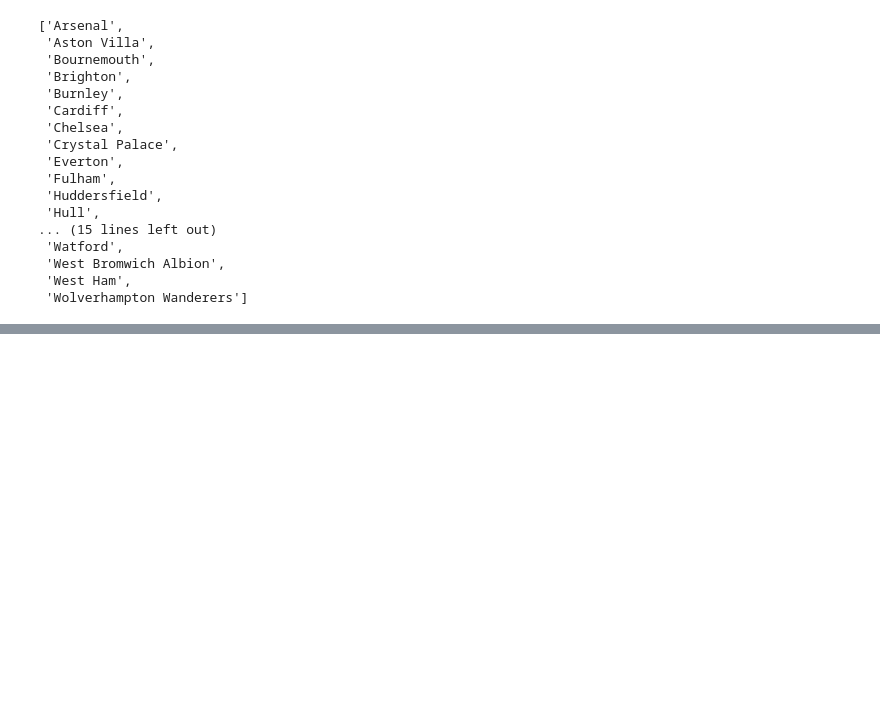
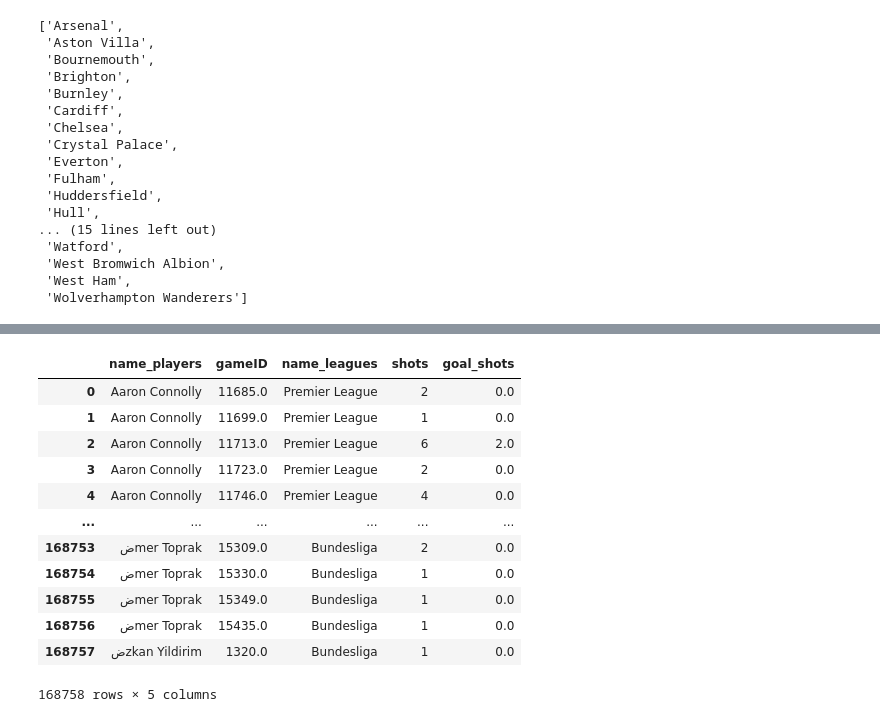
Before and after one commit to DVadeus/Data-Analysis, a Jupyter notebook: 4 Data Wrangling with Pandas.ipynb, the cells around one changed output, grey strips where cells are left out. Cells and saved outputs as stored; diff of their text form; code cells hidden in the pictures; blank space fills up the shorter version.

```diff
--- a/4 Data Wrangling with Pandas.ipynb
+++ b/4 Data Wrangling with Pandas.ipynb
@@ -3801,0 +3950,3 @@ prem_teams
+# %%
+player_game_shots = player_shots.groupby(['name_players', 'gameID', 'name_leagues'])['playerID'].count().reset_index().rename(columns = {'playerID':'shots'})
+player_game_shots
@@ -3801,0 +3973,3 @@ prem_teams
+# %%
+merged_goal_shots = player_shots[player_shots['shotResult'] == 'Goal'].groupby(['name_players', 'gameID', 'name_leagues'])['playerID'].count().reset_index().rename(columns = {'playerID':'goal_shots'})
+merged_goal_shots
@@ -3801,0 +3990,17 @@ prem_teams
+# %%
+player_game_goal_shots = player_game_shots.merge(merged_goal_shots, on=['name_players', 'gameID', 'name_leagues'], how='left').fillna(0)
+player_game_goal_shots
+# %% [output]
+|  | name_players | gameID | name_leagues | shots | goal_shots |
+| 0 | Aaron Connolly | 11685.0 | Premier League | 2 | 0.0 |
+| 1 | Aaron Connolly | 11699.0 | Premier League | 1 | 0.0 |
+| 2 | Aaron Connolly | 11713.0 | Premier League | 6 | 2.0 |
+| 3 | Aaron Connolly | 11723.0 | Premier League | 2 | 0.0 |
+| 4 | Aaron Connolly | 11746.0 | Premier League | 4 | 0.0 |
+| ... | ... | ... | ... | ... | ... |
+| 168753 | ضmer Toprak | 15309.0 | Bundesliga | 2 | 0.0 |
+| 168754 | ضmer Toprak | 15330.0 | Bundesliga | 1 | 0.0 |
+| 168755 | ضmer Toprak | 15349.0 | Bundesliga | 1 | 0.0 |
+| 168756 | ضmer Toprak | 15435.0 | Bundesliga | 1 | 0.0 |
+| 168757 | ضzkan Yildirim | 1320.0 | Bundesliga | 1 | 0.0 |
+168758 rows × 5 columns
```
Also changed, not shown: parts of 33 cells of this notebook.
